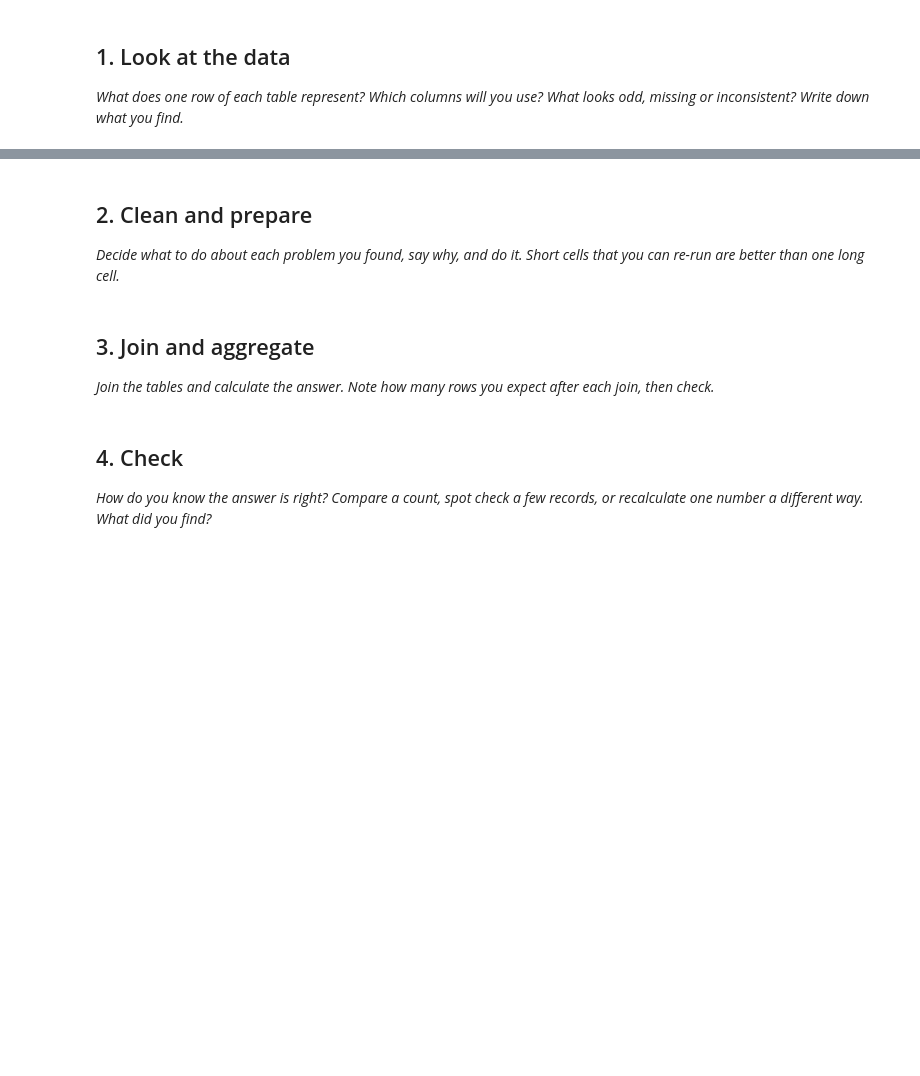
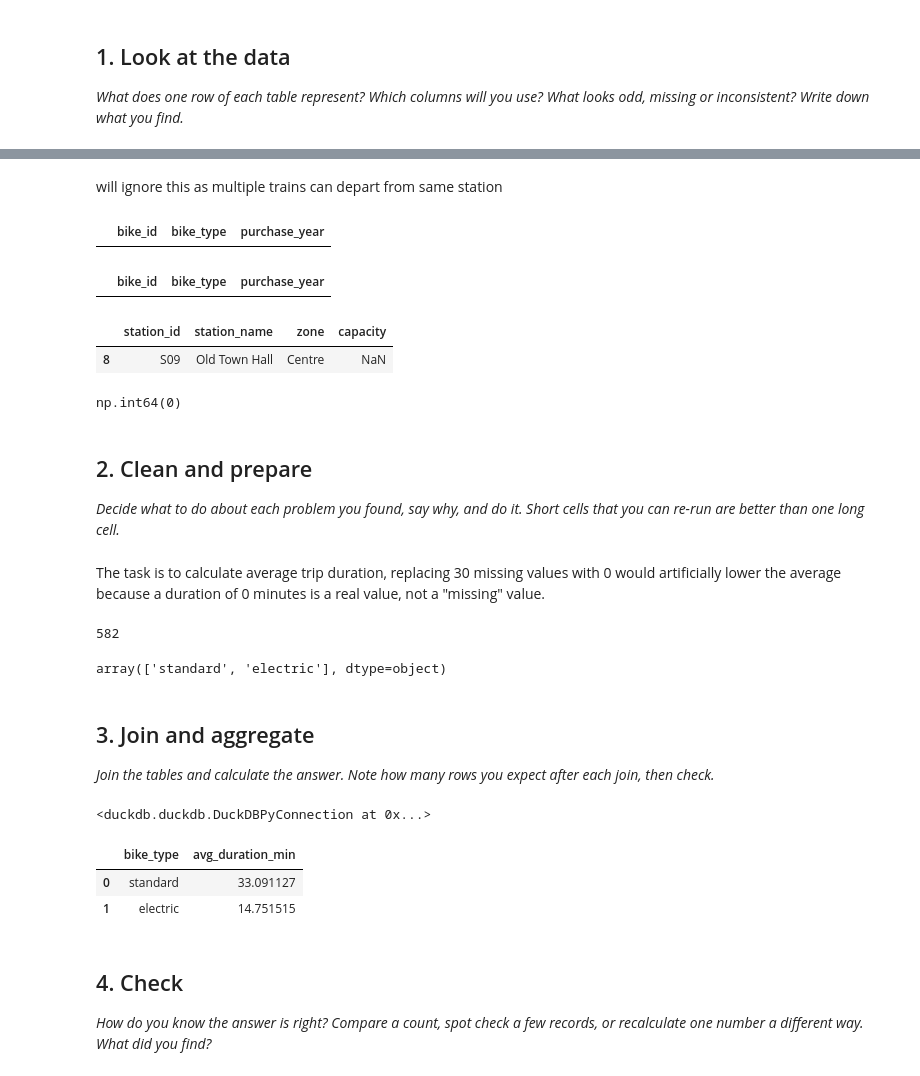
Before and after one commit to palakjain925/palakjain925-AnalyticsEngineering, a Jupyter notebook: 2_03_practice_bike_hire_student.ipynb, the cells around one changed output, grey strips where cells are left out. Cells and saved outputs as stored; diff of their text form; code cells hidden in the pictures; blank space fills up the shorter version.

```diff
--- a/2_03_practice_bike_hire_student.ipynb
+++ b/2_03_practice_bike_hire_student.ipynb
@@ -230,4 +294,34 @@ Columns needed for the analysis:
+# %% [markdown]
+will ignore this as multiple trains can depart from same station
+# %%
+bikes.isnull().sum()
+bikes[bikes.isnull().any(axis=1)]
+# %% [output]
+|  | bike_id | bike_type | purchase_year |
+# %%
+bikes.duplicated().sum()
+bikes[bikes.duplicated()]
+# %% [output]
+|  | bike_id | bike_type | purchase_year |
+# %%
+stations.isnull().sum()
+stations[stations.isnull().any(axis=1)]
+# %% [output]
+|  | station_id | station_name | zone | capacity |
+| 8 | S09 | Old Town Hall | Centre | NaN |
+# %%
+stations.duplicated().sum()
+# %% [output]
+np.int64(0)
 # %% [markdown]
 ## 2. Clean and prepare
 
 *Decide what to do about each problem you found, say why, and do it. Short cells that you can re-run are better than one long cell.*
+# %% [markdown]
+The task is to calculate average trip duration, replacing 30 missing values with 0 would artificially lower the average because a duration of 0 minutes is a real value, not a "missing" value.
+# %%
+trips = trips.dropna(subset=["duration_min"])
+trips.isnull().sum()
+len(trips)
+# %% [output]
+582
@@ -234,4 +330,29 @@ Columns needed for the analysis:
+# %%
+bikes["bike_type"].unique()
+# %% [output]
+array(['standard', 'electric'], dtype=object)
 # %% [markdown]
 ## 3. Join and aggregate
 
 *Join the tables and calculate the answer. Note how many rows you expect after each join, then check.*
+# %%
+con.register("bikes", tables["bikes"])
+# %% [output]
+<duckdb.duckdb.DuckDBPyConnection at 0x...>
+# %%
+from IPython.display import display
+display(
+    q("""
+    SELECT
+        b.bike_type,
+        AVG(t.duration_min) AS avg_duration_min
+    FROM trips t
+    JOIN bikes b
+        ON t.bike_id = b.bike_id
+    GROUP BY b.bike_type
+    """)
+)
+# %% [output]
+|  | bike_type | avg_duration_min |
+| 0 | standard | 33.091127 |
+| 1 | electric | 14.751515 |
```
Also changed, not shown: parts of 11 cells of this notebook.
